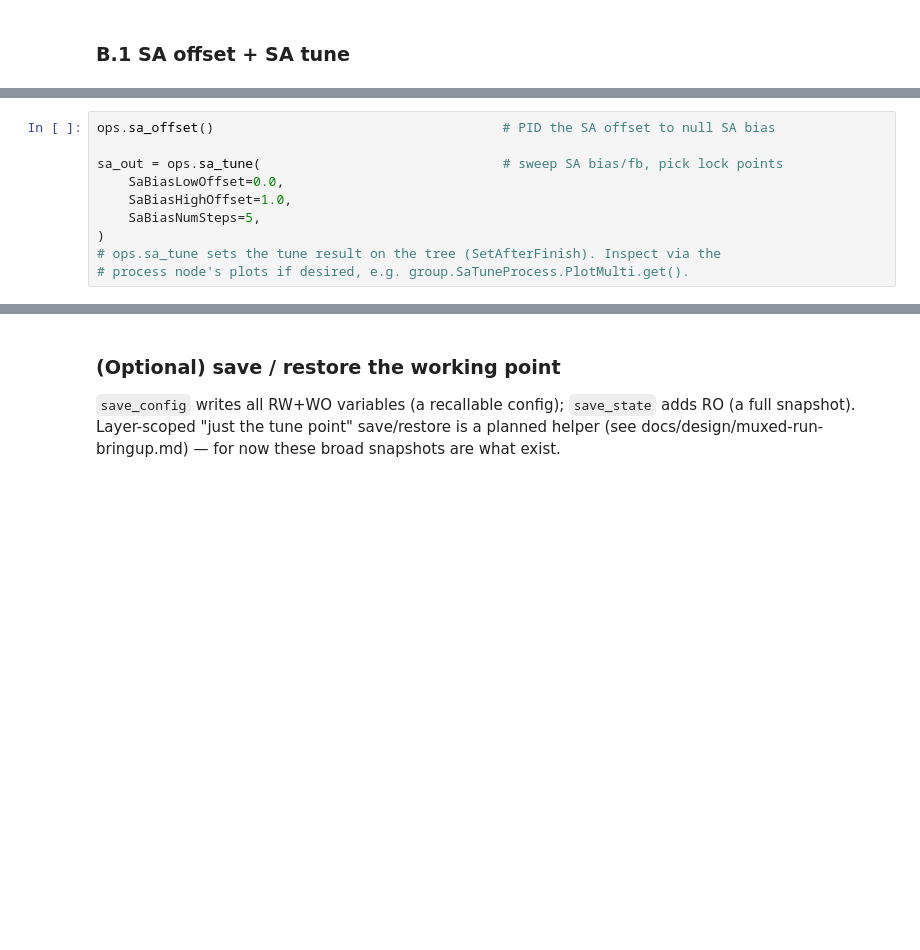
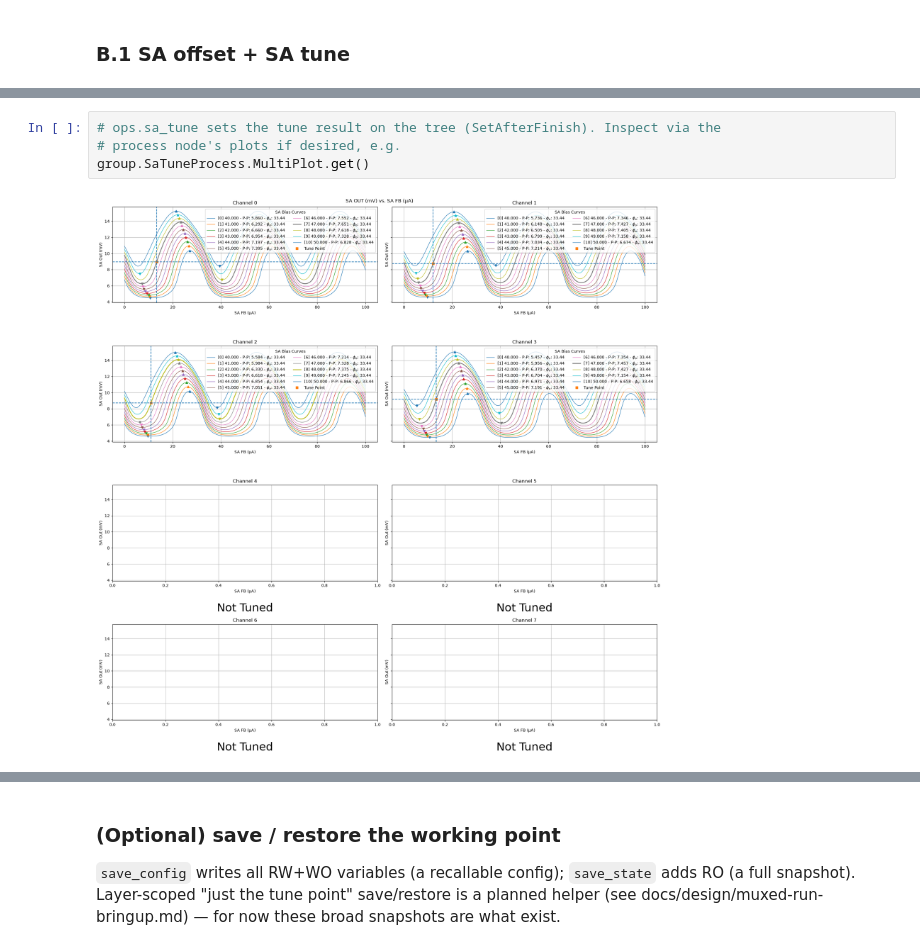
Before and after one commit to slaclab/warm-tdm, a Jupyter notebook: software/jupyter/operations_template.ipynb, the cells around one changed output, grey strips where cells are left out. Cells and saved outputs as stored; diff of their text form; blank space fills up the shorter version.

```diff
--- a/software/jupyter/operations_template.ipynb
+++ b/software/jupyter/operations_template.ipynb
@@ -67,10 +109,6 @@ group.SaFbForceCurrent.set([0.0] * ncol)
 # %%
-ops.sa_offset()                                     # PID the SA offset to null SA bias
-
-sa_out = ops.sa_tune(                               # sweep SA bias/fb, pick lock points
-    SaBiasLowOffset=0.0,
-    SaBiasHighOffset=1.0,
-    SaBiasNumSteps=5,
-)
 # ops.sa_tune sets the tune result on the tree (SetAfterFinish). Inspect via the
-# process node's plots if desired, e.g. group.SaTuneProcess.PlotMulti.get().
+# process node's plots if desired, e.g.
+group.SaTuneProcess.MultiPlot.get()
+# %% [output]
+[figure, added]
```
Also changed, not shown: parts of 17 cells of this notebook, 1 other file.
